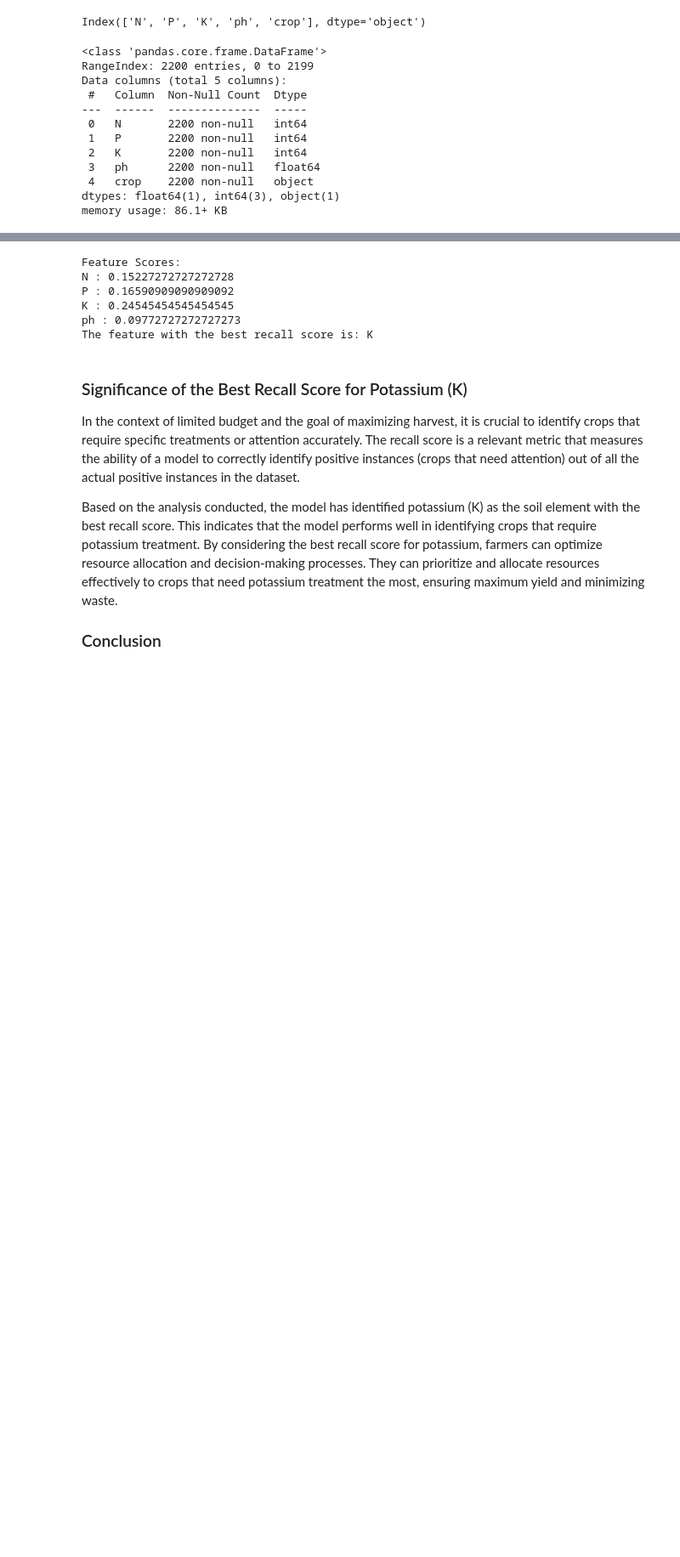
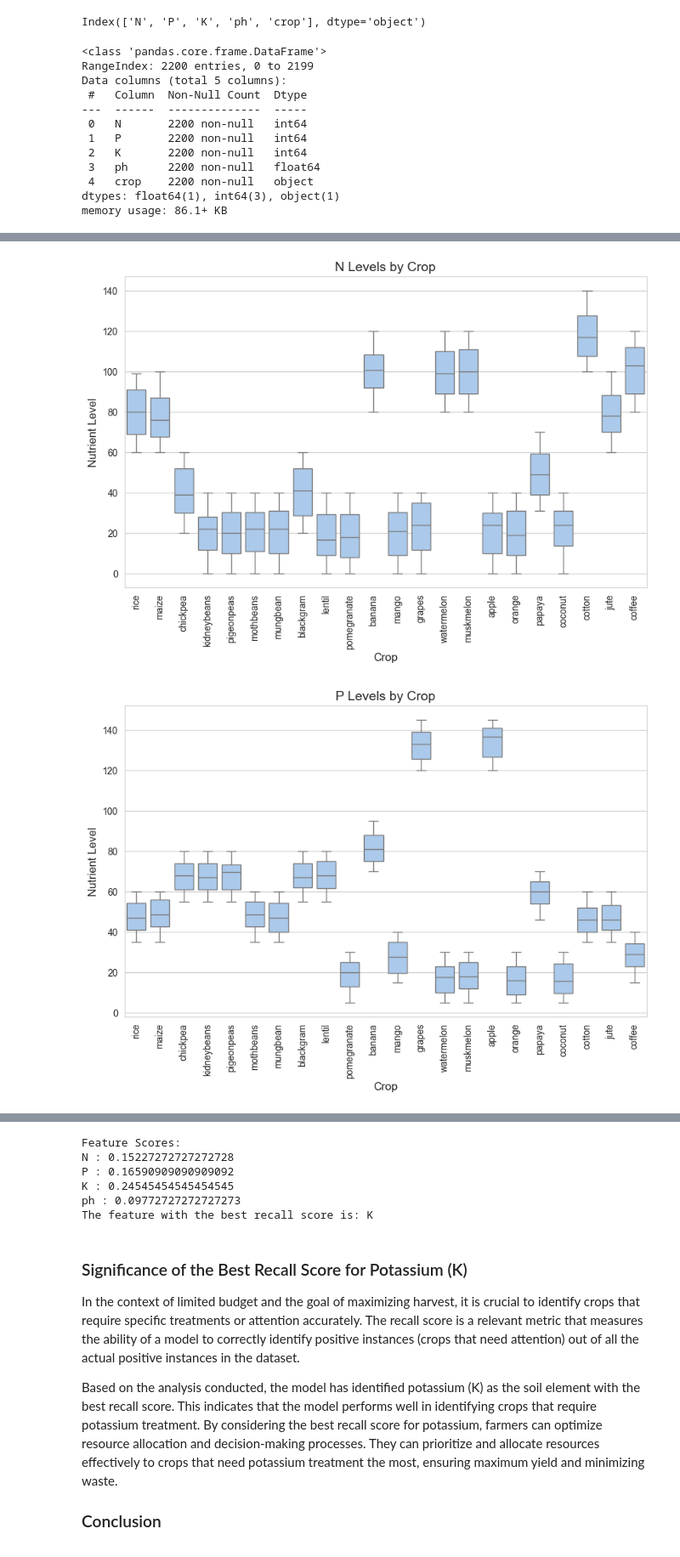
Before and after one commit to owlzyseyes/Predictive-Modeling-for-Agriculture, a Jupyter notebook: notebook.ipynb, the cells around one changed output, grey strips where cells are left out. Shown at 85% size. Cells and saved outputs as stored; diff of their text form; code cells hidden in the pictures; blank space fills up the shorter version.

Commit message:
Added insightful visualisations

```diff
--- a/notebook.ipynb
+++ b/notebook.ipynb
@@ -107,0 +72,15 @@ plt.show()
+# %%
+# Create a figure for each nutrient
+nutrients = ['N', 'P', 'K', 'ph']
+
+for nutrient in nutrients:
+    plt.figure(figsize=(10, 6))  # Adjust figure size as needed
+    sns.boxplot(data=df, x='crop', y=nutrient)
+    plt.title(f'{nutrient} Levels by Crop', fontsize=14)
+    plt.xlabel('Crop', fontsize=12)
+    plt.ylabel('Nutrient Level', fontsize=12)
+    plt.xticks(rotation=90)
+    plt.show()
+# %% [output]
+[figure, added]
+[figure, added]
```
Also changed, not shown: parts of 3 cells of this notebook.
